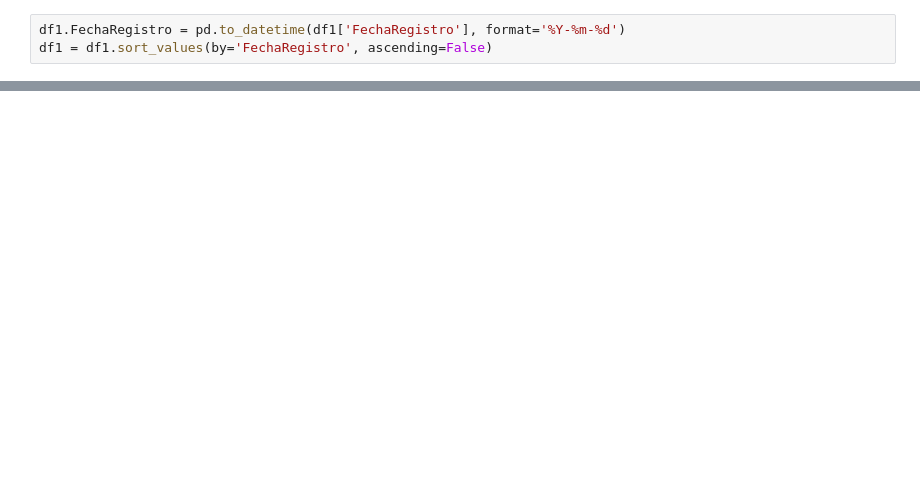
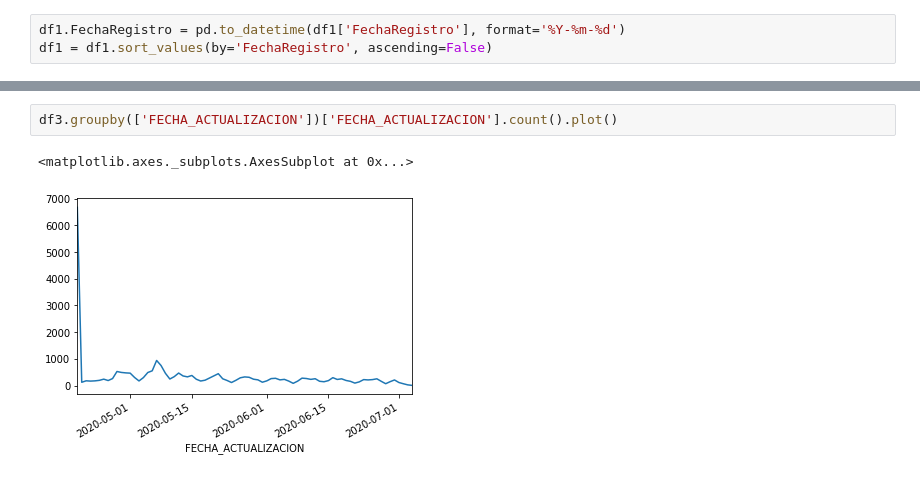
Before and after one commit to CarlosUrteaga/COVID19MX, a Jupyter notebook: notebook/Análisis.ipynb, the cells around one changed output, grey strips where cells are left out. Saved outputs shown, nothing was run; the diff lists cells and outputs as text; blank space fills up the shorter version.

```diff
--- a/notebook/Análisis.ipynb
+++ b/notebook/Análisis.ipynb
@@ -194,0 +398,5 @@ array(['2020-06-04', '2020-06-10', '2020-04-12', '2020-04-13',
+# %%
+df3.groupby(['FECHA_ACTUALIZACION'])['FECHA_ACTUALIZACION'].count().plot()
+# %% [output]
+<matplotlib.axes._subplots.AxesSubplot at 0x...>
+[figure, added]
```
Also changed, not shown: parts of 82 cells of this notebook, 6 other files.
